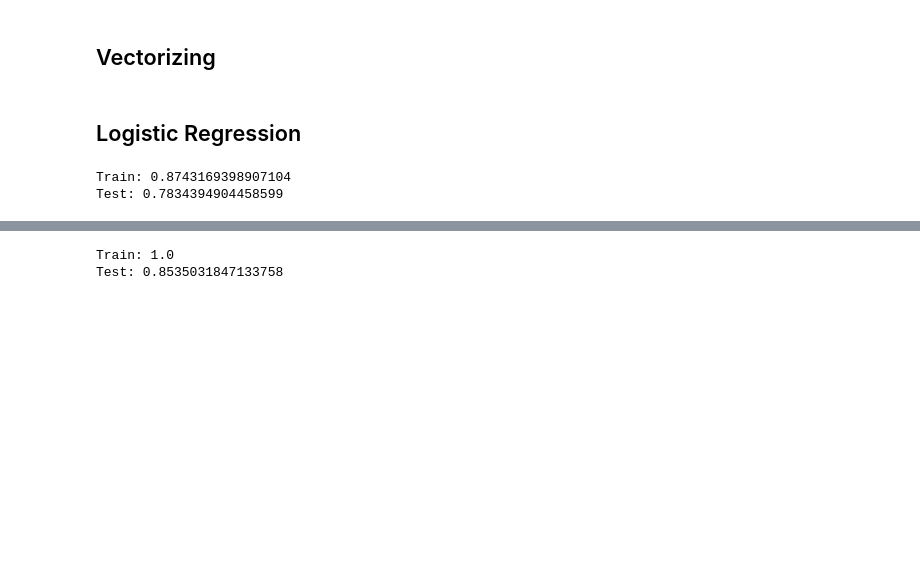
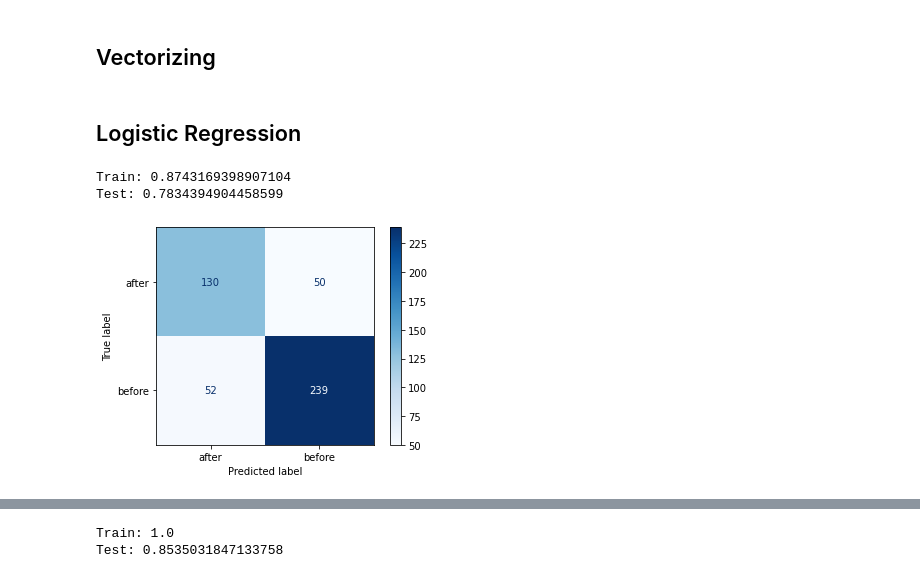
Before and after one commit to danielmberry/fortune-100-company-press-release-language-analysis, a Jupyter notebook: 07-NLP-modeling.ipynb, the cells around one changed output, grey strips where cells are left out. Saved outputs shown, nothing was run; the diff lists cells and outputs as text; code cells hidden in the pictures; blank space fills up the shorter version.

Commit message:
add visualizations

```diff
--- a/07-NLP-modeling.ipynb
+++ b/07-NLP-modeling.ipynb
@@ -36,10 +29,10 @@ from sklearn.neighbors import KNeighborsClassifier
 # %%
-files = [f for f in os.listdir('./press_releases/') if 'csv' in f]
+files = [f for f in os.listdir('../data/press_releases/') if 'csv' in f]
 # %%
 df = pd.DataFrame()
 
 for file in files:
-    new = pd.read_csv(f'./press_releases/{file}')
+    new = pd.read_csv(f'../data/press_releases/{file}')
     df = pd.concat([df,new],ignore_index=True)
 
 df
@@ -130,16 +128,16 @@ tfidf_vector = TfidfVectorizer(tokenizer=spacy_tokenizer, max_features=2000)
 # %%
 # Logistic Regression Classifier - penalty: 'l2'
 
-classifier = LogisticRegression(penalty='l2')
+logr_l2 = LogisticRegression(penalty='l2')
 
-pipe = Pipeline([("cleaner", predictors()),
+pipe_l2 = Pipeline([("cleaner", predictors()),
                  ('vectorizer', tfidf_vector),
-                 ('classifier', classifier)])
+                 ('logr_l2', logr_l2)])
 
 # model generation
-pipe.fit(X_train,y_train)
-print('Train:', pipe.score(X_train,y_train))
-print('Test:', pipe.score(X_test,y_test))
+pipe_l2.fit(X_train,y_train)
+print('Train:', pipe_l2.score(X_train,y_train))
+print('Test:', pipe_l2.score(X_test,y_test))
 
 # baseline is .618228
 
@@ -148,3 +146,8 @@ print('Test:', pipe.score(X_test,y_test))
 # %% [output]
 Train: 0.8743169398907104
 Test: 0.7834394904458599
+# %%
+metrics.plot_confusion_matrix(pipe_l2, X_test, y_test, cmap='Blues',
+                              values_format='d');
+# %% [output]
+[figure, added]
```
Also changed, not shown: parts of 20 cells of this notebook.
